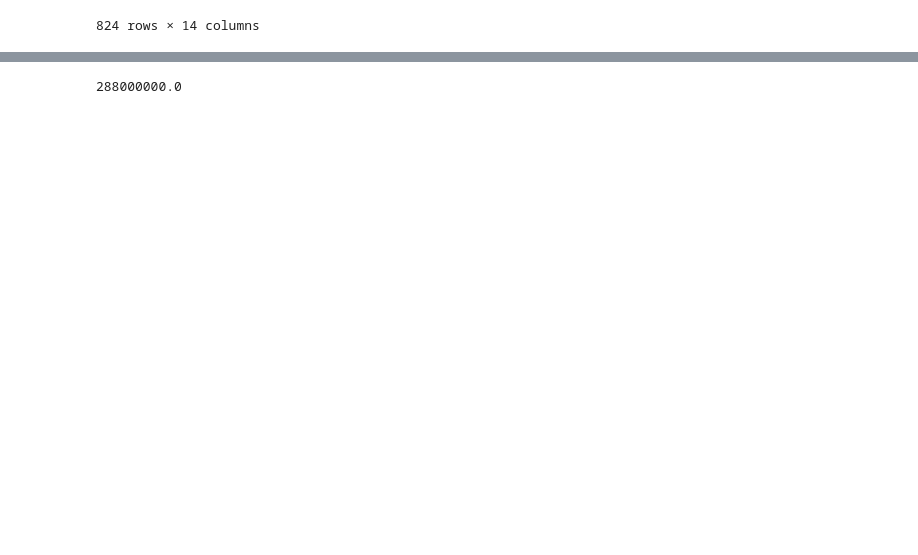
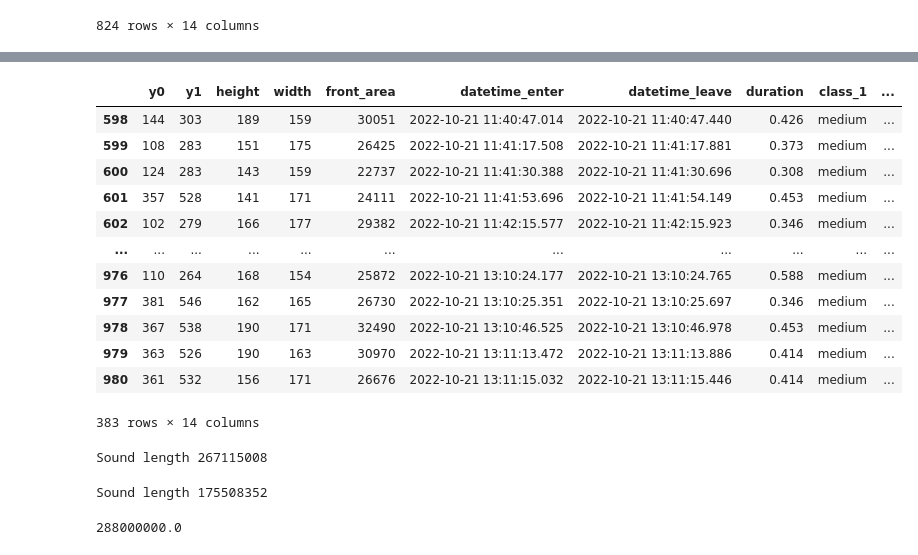
Before and after one commit to erlandbo/TDT4290, a Jupyter notebook: audio.ipynb, the cells around one changed output, grey strips where cells are left out. Cells and saved outputs as stored; diff of their text form; code cells hidden in the pictures; blank space fills up the shorter version.

```diff
--- a/audio.ipynb
+++ b/audio.ipynb
@@ -128,6 +186,46 @@ labeled_3
+# %%
+
+
+# same for data samples the 21. october
+audio_start_5 = pd.to_datetime("2022-10-21 11:40:11")
+#step 1 - Read lidar log
+lidar_data_5 = parse_lidar_data("data/lidar_log_grilstad_21.10.22_09_00_14_00.txt")
+#step 2 - Classify lidar
+classified_lidar_5 = classify_lidar(lidar_data_5)
+#step 3 - link with audio
+labeled_5 = label_audio_with_lidar(
+        classified_lidar_5,
+        audio_start_5,
+        audio_length=pd.Timedelta("01:31:24"),
+    )
+
+labeled_5.to_csv("data/lidar_data_with_audio_timestamps_oct_21_2.csv")
+labeled_5
+# %% [output]
+|  | y0 | y1 | height | width | front_area | datetime_enter | datetime_leave | duration | class_1 | ... |
+| 598 | 144 | 303 | 189 | 159 | 30051 | 2022-10-21 11:40:47.014 | 2022-10-21 11:40:47.440 | 0.426 | medium | ... |
+| 599 | 108 | 283 | 151 | 175 | 26425 | 2022-10-21 11:41:17.508 | 2022-10-21 11:41:17.881 | 0.373 | medium | ... |
+| 600 | 124 | 283 | 143 | 159 | 22737 | 2022-10-21 11:41:30.388 | 2022-10-21 11:41:30.696 | 0.308 | medium | ... |
+| 601 | 357 | 528 | 141 | 171 | 24111 | 2022-10-21 11:41:53.696 | 2022-10-21 11:41:54.149 | 0.453 | medium | ... |
+| 602 | 102 | 279 | 166 | 177 | 29382 | 2022-10-21 11:42:15.577 | 2022-10-21 11:42:15.923 | 0.346 | medium | ... |
+| ... | ... | ... | ... | ... | ... | ... | ... | ... | ... | ... |
+| 976 | 110 | 264 | 168 | 154 | 25872 | 2022-10-21 13:10:24.177 | 2022-10-21 13:10:24.765 | 0.588 | medium | ... |
+| 977 | 381 | 546 | 162 | 165 | 26730 | 2022-10-21 13:10:25.351 | 2022-10-21 13:10:25.697 | 0.346 | medium | ... |
+| 978 | 367 | 538 | 190 | 171 | 32490 | 2022-10-21 13:10:46.525 | 2022-10-21 13:10:46.978 | 0.453 | medium | ... |
+| 979 | 363 | 526 | 190 | 163 | 30970 | 2022-10-21 13:11:13.472 | 2022-10-21 13:11:13.886 | 0.414 | medium | ... |
+| 980 | 361 | 532 | 156 | 171 | 26676 | 2022-10-21 13:11:15.032 | 2022-10-21 13:11:15.446 | 0.414 | medium | ... |
+383 rows × 14 columns
 # %%
-sound, sr = librosa.load(".data/audio_22092022.WAV", sr=sample_rate, mono=True)
+sound, sr = librosa.load(".data/audio_21102022_1.WAV", sr=sample_rate, mono=True)
 print("Sound length", len(sound))
+# %% [output]
+Sound length 267115008
+# %%
+
+sound2, sr2 = librosa.load(".data/audio_21102022_2.WAV", sr=sample_rate, mono=True)
+print("Sound length", len(sound2))
+# %% [output]
+Sound length 175508352
 # %%
 32000 * 60 * 60 * 2.5
 # %% [output]
```
Also changed, not shown: parts of 3 cells of this notebook, 3 other files.
